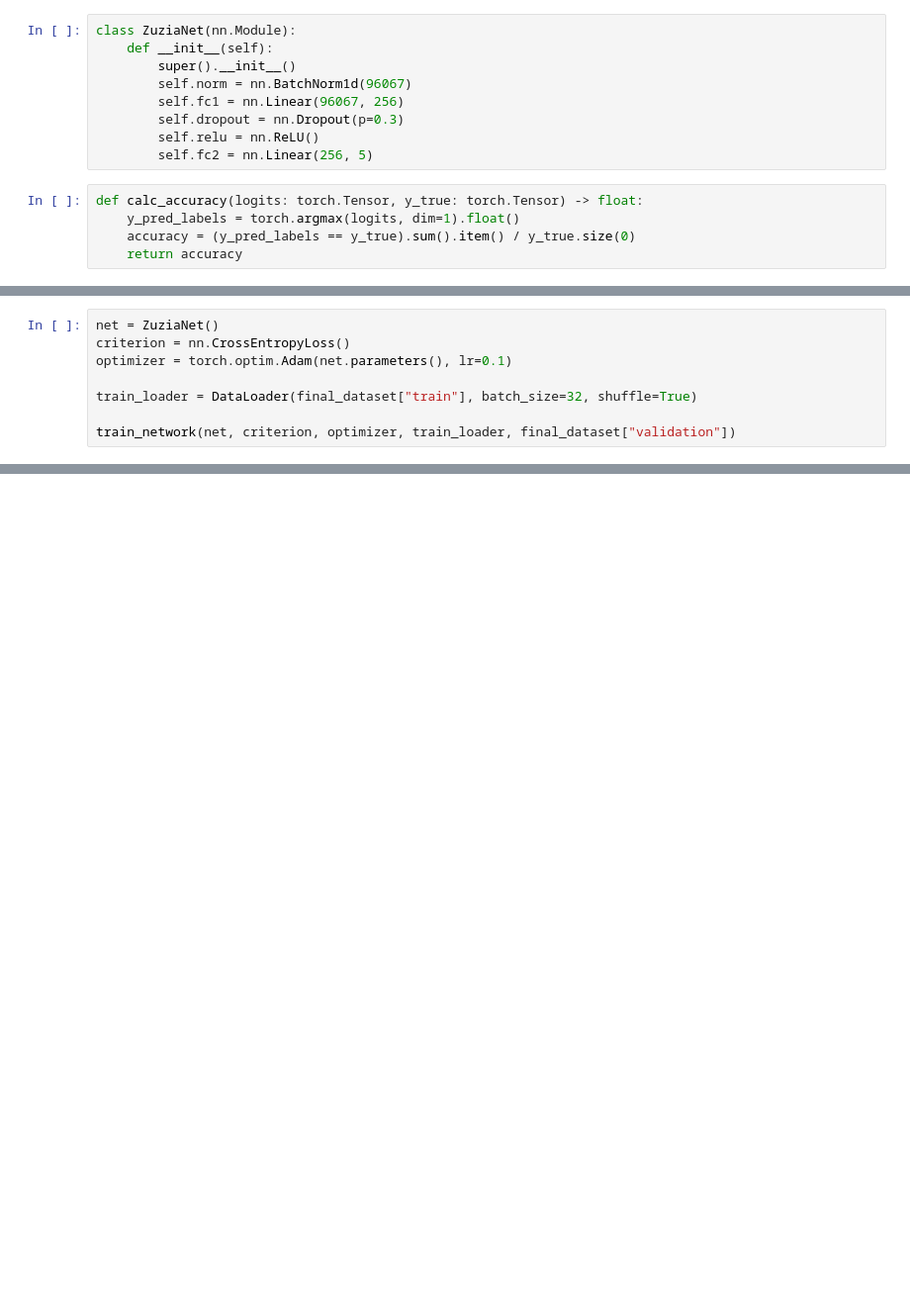
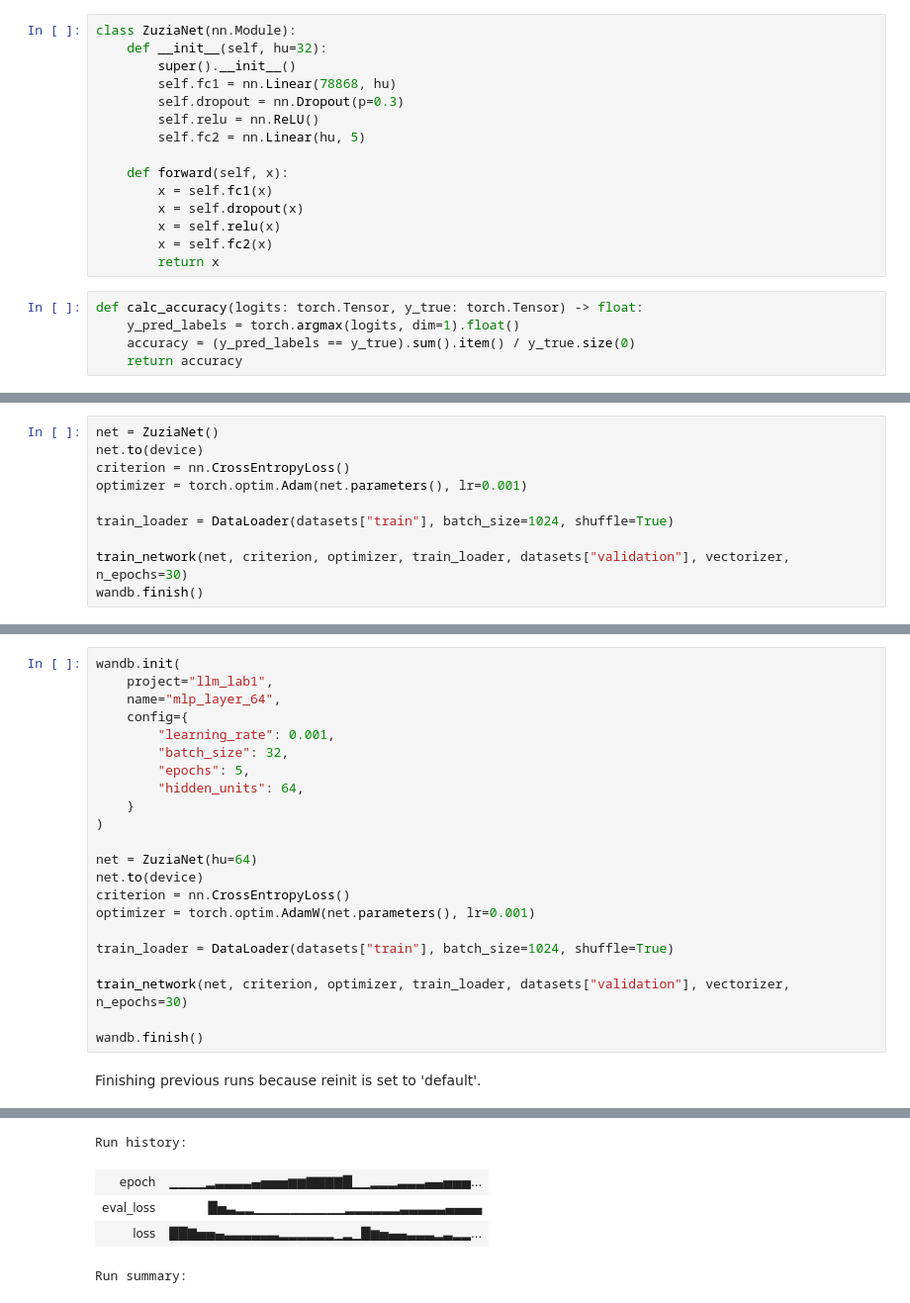
Before and after one commit to zuzawaszczuk/llm_pw, a Jupyter notebook: LLM_Klasyczne_metody_klasyfikacji_tekstu_Lab.ipynb, the cells around one changed output, grey strips where cells are left out. Shown at 99% size. Saved outputs shown, nothing was run; the diff lists cells and outputs as text; blank space fills up the shorter version.

Commit message:
project structure some experiments

```diff
--- a/LLM_Klasyczne_metody_klasyfikacji_tekstu_Lab.ipynb
+++ b/LLM_Klasyczne_metody_klasyfikacji_tekstu_Lab.ipynb
@@ -123,12 +149,18 @@ KeyboardInterrupt:
 # %%
 class ZuziaNet(nn.Module):
-    def __init__(self):
+    def __init__(self, hu=32):
         super().__init__()
-        self.norm = nn.BatchNorm1d(96067)
-        self.fc1 = nn.Linear(96067, 256)
+        self.fc1 = nn.Linear(78868, hu)
         self.dropout = nn.Dropout(p=0.3)
         self.relu = nn.ReLU()
-        self.fc2 = nn.Linear(256, 5)
+        self.fc2 = nn.Linear(hu, 5)
+
+    def forward(self, x):
+        x = self.fc1(x)
+        x = self.dropout(x)
+        x = self.relu(x)
+        x = self.fc2(x)
+        return x
 # %%
 def calc_accuracy(logits: torch.Tensor, y_true: torch.Tensor) -> float:
     y_pred_labels = torch.argmax(logits, dim=1).float()
@@ -173,9 +216,11 @@ def train_network(model: nn.Module, criterion: nn.Module, optimizer: torch.optim
 # %%
 net = ZuziaNet()
+net.to(device)
 criterion = nn.CrossEntropyLoss()
-optimizer = torch.optim.Adam(net.parameters(), lr=0.1)
+optimizer = torch.optim.Adam(net.parameters(), lr=0.001)
 
-train_loader = DataLoader(final_dataset["train"], batch_size=32, shuffle=True)
+train_loader = DataLoader(datasets["train"], batch_size=1024, shuffle=True)
 
-train_network(net, criterion, optimizer, train_loader, final_dataset["validation"])
+train_network(net, criterion, optimizer, train_loader, datasets["validation"], vectorizer, n_epochs=30)
+wandb.finish()
 # %% [output]
@@ -182,0 +273,24 @@ KeyboardInterrupt:
+# %%
+wandb.init(
+    project="llm_lab1",
+    name="mlp_layer_64",
+    config={
+        "learning_rate": 0.001,
+        "batch_size": 32,
+        "epochs": 5,
+        "hidden_units": 64,
+    }
+)
+
+net = ZuziaNet(hu=64)
+net.to(device)
+criterion = nn.CrossEntropyLoss()
+optimizer = torch.optim.AdamW(net.parameters(), lr=0.001)
+
+train_loader = DataLoader(datasets["train"], batch_size=1024, shuffle=True)
+
+train_network(net, criterion, optimizer, train_loader, datasets["validation"], vectorizer, n_epochs=30)
+
+wandb.finish()
+# %% [output]
+Finishing previous runs because reinit is set to 'default'.
@@ -182,0 +298,5 @@ KeyboardInterrupt:
+Run history:
+| epoch | ▁▁▁▁▂▃▃▃▃▄▅▅▅▆▆▇▇▇▇█▁▁▂▂▂▃▃▃▄▄▅▅▅... |
+| eval_loss | █▅▃▂▂▁▁▁▁▁▁▁▁▁▁▂▂▂▂▂▂▃▃▃▃▃▄▄▄▄ |
+| loss | ██▇▅▅▄▃▃▃▃▃▃▂▂▂▂▂▂▁▂▁█▆▅▄▄▃▃▃▂▃▂▂... |
+Run summary:
```
Also changed, not shown: parts of 19 cells of this notebook.
